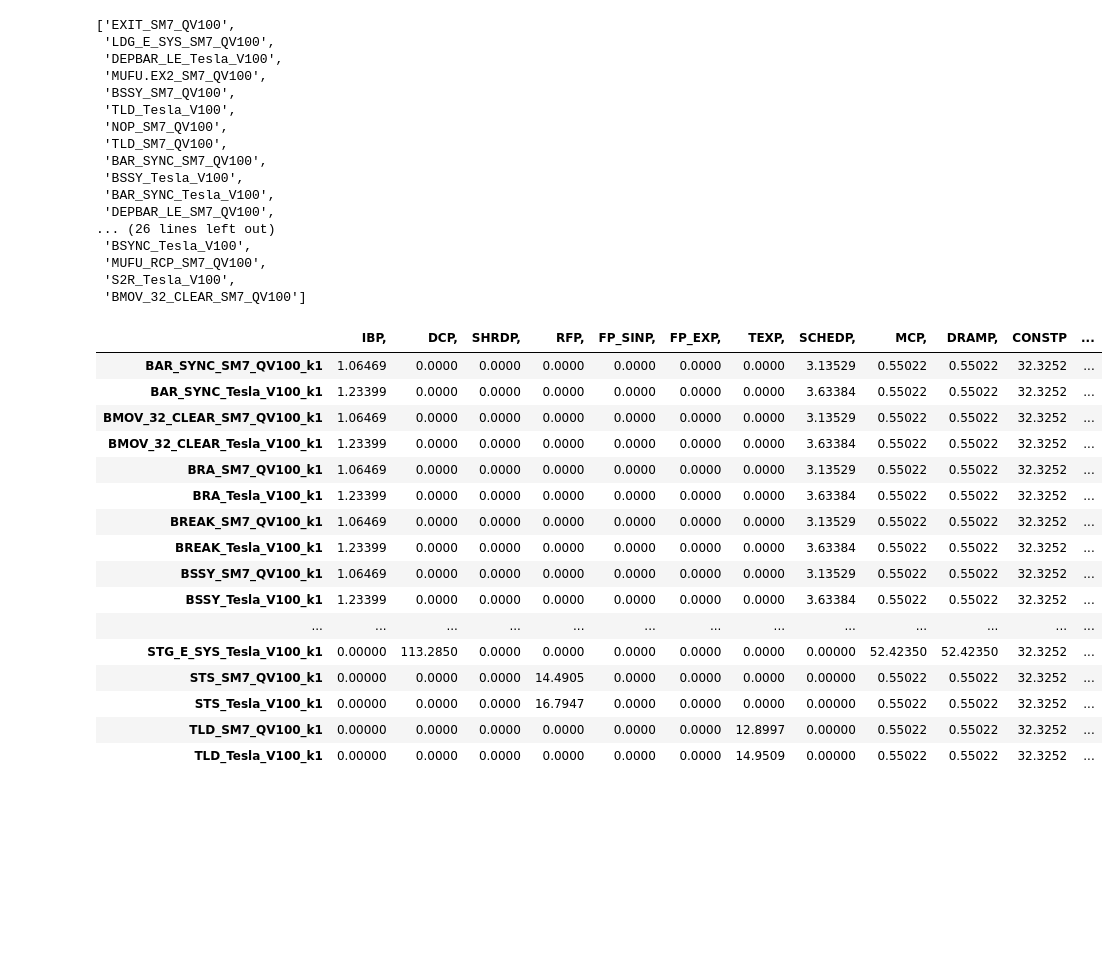
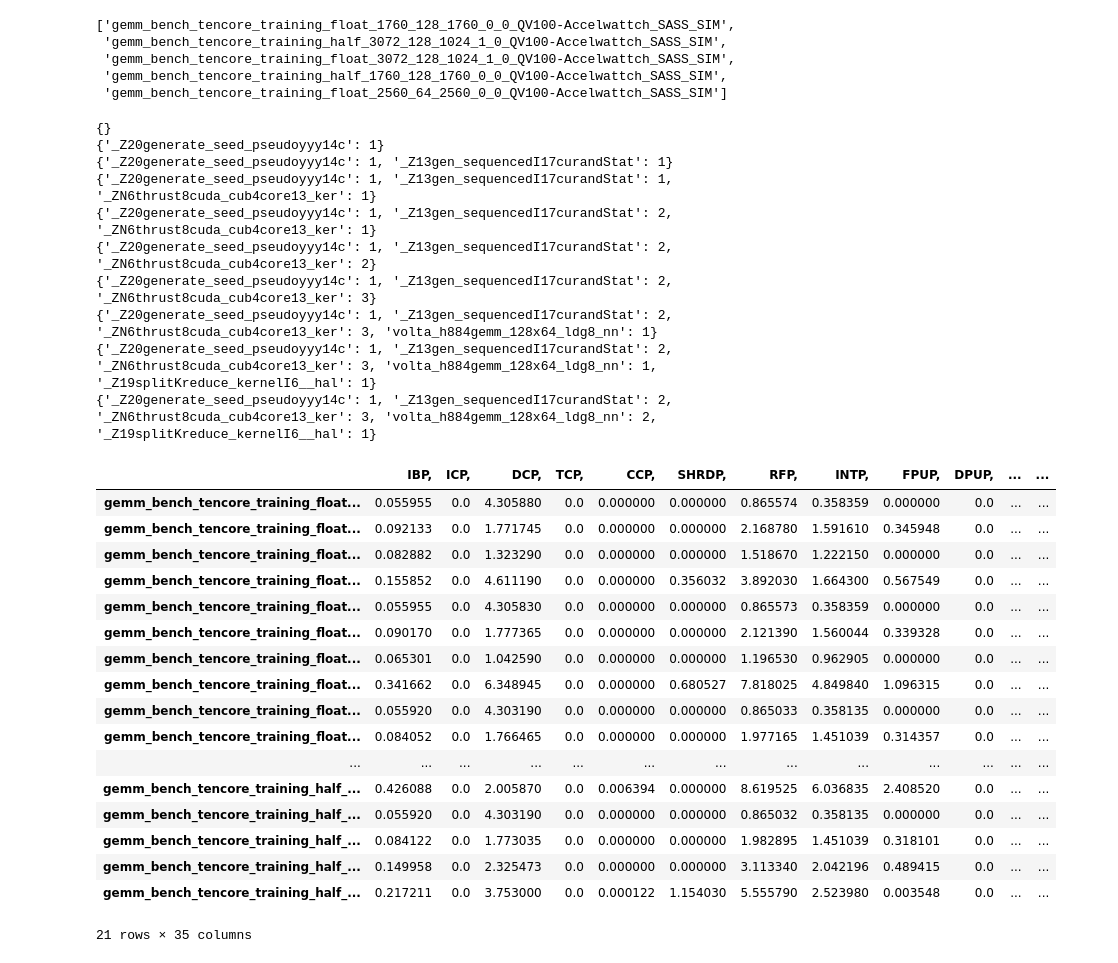
Before and after one commit to BranTran/accel-sim-framework, a Jupyter notebook: gen_sim_power_csv.ipynb, the cells around one changed output. Cells and saved outputs as stored; diff of their text form; code cells hidden in the pictures; blank space fills up the shorter version.

```diff
--- a/gen_sim_power_csv.ipynb
+++ b/gen_sim_power_csv.ipynb
@@ -61,10 +64,11 @@ os.listdir(results_dir)
  'ubench_2iter']
 # %%
-configs = ["1530_one_op_traces",
+configs = ["deepbench_bt_partial",
+           "1530_one_op_traces",
            "one_op_traces",
            "validate_one_op_traces",
            "ubench_2iter",
            "ubench_1iter","ubench_datatype_volta_sass_sim","power_ubench_datatype_sass_sim","TeslaV100_BadLDC-Accelwattch_SASS_SIM","power_ubench","TeslaV100_Incomplete_BadLCDInsts_volta_sass_hw","volta_hw_sass_GPU_Microbench"]
-config = configs[1] #Target one of the configs
+config = configs[0] #Target one of the configs
 print(f"Processing logs from accelwattch_power_reports/{config}")
 # %% [output]
@@ -105,23 +109,11 @@ if "Bad" in config:
             benchmarks.remove(bad_benchmark)
 benchmarks
 # %% [output]
-['EXIT_SM7_QV100',
- 'LDG_E_SYS_SM7_QV100',
- 'DEPBAR_LE_Tesla_V100',
- 'MUFU.EX2_SM7_QV100',
- 'BSSY_SM7_QV100',
- 'TLD_Tesla_V100',
- 'NOP_SM7_QV100',
- 'TLD_SM7_QV100',
- 'BAR_SYNC_SM7_QV100',
- 'BSSY_Tesla_V100',
- 'BAR_SYNC_Tesla_V100',
- 'DEPBAR_LE_SM7_QV100',
-... (26 lines left out)
- 'BSYNC_Tesla_V100',
- 'MUFU_RCP_SM7_QV100',
- 'S2R_Tesla_V100',
- 'BMOV_32_CLEAR_SM7_QV100']
+['gemm_bench_tencore_training_float_1760_128_1760_0_0_QV100-Accelwattch_SASS_SIM',
+ 'gemm_bench_tencore_training_half_3072_128_1024_1_0_QV100-Accelwattch_SASS_SIM',
+ 'gemm_bench_tencore_training_float_3072_128_1024_1_0_QV100-Accelwattch_SASS_SIM',
+ 'gemm_bench_tencore_training_half_1760_128_1760_0_0_QV100-Accelwattch_SASS_SIM',
+ 'gemm_bench_tencore_training_float_2560_64_2560_0_0_QV100-Accelwattch_SASS_SIM']
 # %%
 kernel_name_map = {}
 for benchmark in benchmarks:#[benchmarks[1]]:
@@ -141,7 +133,13 @@ for benchmark in benchmarks:#[benchmarks[1]]:
         #If we have the kernel header line
         if (x[each].find(kernelnameheader) != -1):
             _,kernelname=x[each].strip().split('=')
+            kernelname=kernelname[:30]
+            if "half_1760" in benchmark:
+                print(unique_kernel_counts)
+#                 print("THING",kernelname[:30])
             if kernelname not in unique_kernel_counts:
+#                 if "half_1760" in benchmark:
+#                     print("IT NEW", kernelname[:30])
                 #kernelname=kernelname.strip()
                 unique_kernel_counts[kernelname] = 1
                 benchmark_idx = (benchmark + '_k' + str(kernels_encountered))
@@ -190,51 +188,62 @@ for benchmark in benchmarks:#[benchmarks[1]]:
     # print(benchmark,baselines)
     #Reverse index to kernelname mapping
     bench_idx_to_kernelname_dict = {v:k for k,v in kernel_name_map.items()}
     if len(kernel_name_map) != len(bench_idx_to_kernelname_dict):
         print("Error in mapping kernels to given benchmark_idx")
         continue
     for benchmark_idx in baselines:
         kernelname = bench_idx_to_kernelname_dict[benchmark_idx]
         # Average the power values based on now many times this kernel appears
         #   This is done because we sum the powers of each kernel call
         #   This normalizes the power across different kernel calls that have the same name
         for each in power_counters:
             #power_dict[benchmark_idx][each] = float(baseline[each])
             avg_power_dict[benchmark_idx][each] = float(baselines[benchmark_idx][each]) / float(unique_kernel_counts[kernelname])
         avg_power_dict[benchmark_idx]['DRAMP,'] = avg_power_dict[benchmark_idx]['DRAMP,'] + avg_power_dict[benchmark_idx]['MCP,']
         avg_power_dict[benchmark_idx]['L2CP,'] = avg_power_dict[benchmark_idx]['L2CP,'] + avg_power_dict[benchmark_idx]['NOCP,']
 
         for each in power_counters:
             max_power_dict[benchmark_idx][each] = float(max_baselines[benchmark_idx][each]) / float(unique_kernel_counts[kernelname])
         max_power_dict[benchmark_idx]['DRAMP,'] = max_power_dict[benchmark_idx]['DRAMP,'] + max_power_dict[benchmark_idx]['MCP,']
         max_power_dict[benchmark_idx]['L2CP,'] = max_power_dict[benchmark_idx]['L2CP,'] + max_power_dict[benchmark_idx]['NOCP,']
 
     if len(baselines) == 0:
         print("Warning: " + benchmark + " has no simulator data.")
 avg_df = pd.DataFrame.from_dict(avg_power_dict, orient='index').sort_index()
 max_df = pd.DataFrame.from_dict(max_power_dict, orient='index').sort_index()
 # df['kernel_max_power']
 zero_columns = max_df.columns[(max_df == 0).all()]
 filtered_max_df = max_df.drop(zero_columns,axis=1)
-filtered_max_df
+avg_df
 # %% [output]
+{}
+{'_Z20generate_seed_pseudoyyy14c': 1}
+{'_Z20generate_seed_pseudoyyy14c': 1, '_Z13gen_sequencedI17curandStat': 1}
+{'_Z20generate_seed_pseudoyyy14c': 1, '_Z13gen_sequencedI17curandStat': 1, '_ZN6thrust8cuda_cub4core13_ker': 1}
+{'_Z20generate_seed_pseudoyyy14c': 1, '_Z13gen_sequencedI17curandStat': 2, '_ZN6thrust8cuda_cub4core13_ker': 1}
+{'_Z20generate_seed_pseudoyyy14c': 1, '_Z13gen_sequencedI17curandStat': 2, '_ZN6thrust8cuda_cub4core13_ker': 2}
+{'_Z20generate_seed_pseudoyyy14c': 1, '_Z13gen_sequencedI17curandStat': 2, '_ZN6thrust8cuda_cub4core13_ker': 3}
+{'_Z20generate_seed_pseudoyyy14c': 1, '_Z13gen_sequencedI17curandStat': 2, '_ZN6thrust8cuda_cub4core13_ker': 3, 'volta_h884gemm_128x64_ldg8_nn': 1}
+{'_Z20generate_seed_pseudoyyy14c': 1, '_Z13gen_sequencedI17curandStat': 2, '_ZN6thrust8cuda_cub4core13_ker': 3, 'volta_h884gemm_128x64_ldg8_nn': 1, '_Z19splitKreduce_kernelI6__hal': 1}
+{'_Z20generate_seed_pseudoyyy14c': 1, '_Z13gen_sequencedI17curandStat': 2, '_ZN6thrust8cuda_cub4core13_ker': 3, 'volta_h884gemm_128x64_ldg8_nn': 2, '_Z19splitKreduce_kernelI6__hal': 1}
-|  | IBP, | DCP, | SHRDP, | RFP, | FP_SINP, | FP_EXP, | TEXP, | SCHEDP, | MCP, | DRAMP, | CONSTP | ... |
-| BAR_SYNC_SM7_QV100_k1 | 1.06469 | 0.0000 | 0.0000 | 0.0000 | 0.0000 | 0.0000 | 0.0000 | 3.13529 | 0.55022 | 0.55022 | 32.3252 | ... |
-| BAR_SYNC_Tesla_V100_k1 | 1.23399 | 0.0000 | 0.0000 | 0.0000 | 0.0000 | 0.0000 | 0.0000 | 3.63384 | 0.55022 | 0.55022 | 32.3252 | ... |
-| BMOV_32_CLEAR_SM7_QV100_k1 | 1.06469 | 0.0000 | 0.0000 | 0.0000 | 0.0000 | 0.0000 | 0.0000 | 3.13529 | 0.55022 | 0.55022 | 32.3252 | ... |
-| BMOV_32_CLEAR_Tesla_V100_k1 | 1.23399 | 0.0000 | 0.0000 | 0.0000 | 0.0000 | 0.0000 | 0.0000 | 3.63384 | 0.55022 | 0.55022 | 32.3252 | ... |
-| BRA_SM7_QV100_k1 | 1.06469 | 0.0000 | 0.0000 | 0.0000 | 0.0000 | 0.0000 | 0.0000 | 3.13529 | 0.55022 | 0.55022 | 32.3252 | ... |
-| BRA_Tesla_V100_k1 | 1.23399 | 0.0000 | 0.0000 | 0.0000 | 0.0000 | 0.0000 | 0.0000 | 3.63384 | 0.55022 | 0.55022 | 32.3252 | ... |
-| BREAK_SM7_QV100_k1 | 1.06469 | 0.0000 | 0.0000 | 0.0000 | 0.0000 | 0.0000 | 0.0000 | 3.13529 | 0.55022 | 0.55022 | 32.3252 | ... |
-| BREAK_Tesla_V100_k1 | 1.23399 | 0.0000 | 0.0000 | 0.0000 | 0.0000 | 0.0000 | 0.0000 | 3.63384 | 0.55022 | 0.55022 | 32.3252 | ... |
-| BSSY_SM7_QV100_k1 | 1.06469 | 0.0000 | 0.0000 | 0.0000 | 0.0000 | 0.0000 | 0.0000 | 3.13529 | 0.55022 | 0.55022 | 32.3252 | ... |
-| BSSY_Tesla_V100_k1 | 1.23399 | 0.0000 | 0.0000 | 0.0000 | 0.0000 | 0.0000 | 0.0000 | 3.63384 | 0.55022 | 0.55022 | 32.3252 | ... |
+|  | IBP, | ICP, | DCP, | TCP, | CCP, | SHRDP, | RFP, | INTP, | FPUP, | DPUP, | ... | ... |
+| gemm_bench_tencore_training_float... | 0.055955 | 0.0 | 4.305880 | 0.0 | 0.000000 | 0.000000 | 0.865574 | 0.358359 | 0.000000 | 0.0 | ... | ... |
+| gemm_bench_tencore_training_float... | 0.092133 | 0.0 | 1.771745 | 0.0 | 0.000000 | 0.000000 | 2.168780 | 1.591610 | 0.345948 | 0.0 | ... | ... |
+| gemm_bench_tencore_training_float... | 0.082882 | 0.0 | 1.323290 | 0.0 | 0.000000 | 0.000000 | 1.518670 | 1.222150 | 0.000000 | 0.0 | ... | ... |
+| gemm_bench_tencore_training_float... | 0.155852 | 0.0 | 4.611190 | 0.0 | 0.000000 | 0.356032 | 3.892030 | 1.664300 | 0.567549 | 0.0 | ... | ... |
+| gemm_bench_tencore_training_float... | 0.055955 | 0.0 | 4.305830 | 0.0 | 0.000000 | 0.000000 | 0.865573 | 0.358359 | 0.000000 | 0.0 | ... | ... |
+| gemm_bench_tencore_training_float... | 0.090170 | 0.0 | 1.777365 | 0.0 | 0.000000 | 0.000000 | 2.121390 | 1.560044 | 0.339328 | 0.0 | ... | ... |
+| gemm_bench_tencore_training_float... | 0.065301 | 0.0 | 1.042590 | 0.0 | 0.000000 | 0.000000 | 1.196530 | 0.962905 | 0.000000 | 0.0 | ... | ... |
+| gemm_bench_tencore_training_float... | 0.341662 | 0.0 | 6.348945 | 0.0 | 0.000000 | 0.680527 | 7.818025 | 4.849840 | 1.096315 | 0.0 | ... | ... |
+| gemm_bench_tencore_training_float... | 0.055920 | 0.0 | 4.303190 | 0.0 | 0.000000 | 0.000000 | 0.865033 | 0.358135 | 0.000000 | 0.0 | ... | ... |
+| gemm_bench_tencore_training_float... | 0.084052 | 0.0 | 1.766465 | 0.0 | 0.000000 | 0.000000 | 1.977165 | 1.451039 | 0.314357 | 0.0 | ... | ... |
 | ... | ... | ... | ... | ... | ... | ... | ... | ... | ... | ... | ... | ... |
-| STG_E_SYS_Tesla_V100_k1 | 0.00000 | 113.2850 | 0.0000 | 0.0000 | 0.0000 | 0.0000 | 0.0000 | 0.00000 | 52.42350 | 52.42350 | 32.3252 | ... |
-| STS_SM7_QV100_k1 | 0.00000 | 0.0000 | 0.0000 | 14.4905 | 0.0000 | 0.0000 | 0.0000 | 0.00000 | 0.55022 | 0.55022 | 32.3252 | ... |
-| STS_Tesla_V100_k1 | 0.00000 | 0.0000 | 0.0000 | 16.7947 | 0.0000 | 0.0000 | 0.0000 | 0.00000 | 0.55022 | 0.55022 | 32.3252 | ... |
-| TLD_SM7_QV100_k1 | 0.00000 | 0.0000 | 0.0000 | 0.0000 | 0.0000 | 0.0000 | 12.8997 | 0.00000 | 0.55022 | 0.55022 | 32.3252 | ... |
-| TLD_Tesla_V100_k1 | 0.00000 | 0.0000 | 0.0000 | 0.0000 | 0.0000 | 0.0000 | 14.9509 | 0.00000 | 0.55022 | 0.55022 | 32.3252 | ... |
+| gemm_bench_tencore_training_half_... | 0.426088 | 0.0 | 2.005870 | 0.0 | 0.006394 | 0.000000 | 8.619525 | 6.036835 | 2.408520 | 0.0 | ... | ... |
+| gemm_bench_tencore_training_half_... | 0.055920 | 0.0 | 4.303190 | 0.0 | 0.000000 | 0.000000 | 0.865032 | 0.358135 | 0.000000 | 0.0 | ... | ... |
+| gemm_bench_tencore_training_half_... | 0.084122 | 0.0 | 1.773035 | 0.0 | 0.000000 | 0.000000 | 1.982895 | 1.451039 | 0.318101 | 0.0 | ... | ... |
+| gemm_bench_tencore_training_half_... | 0.149958 | 0.0 | 2.325473 | 0.0 | 0.000000 | 0.000000 | 3.113340 | 2.042196 | 0.489415 | 0.0 | ... | ... |
+| gemm_bench_tencore_training_half_... | 0.217211 | 0.0 | 3.753000 | 0.0 | 0.000122 | 1.154030 | 5.555790 | 2.523980 | 0.003548 | 0.0 | ... | ... |
+21 rows × 35 columns
 # %%
 import pprint
 
```
Also changed, not shown: parts of 9 cells of this notebook, 1 other file.
